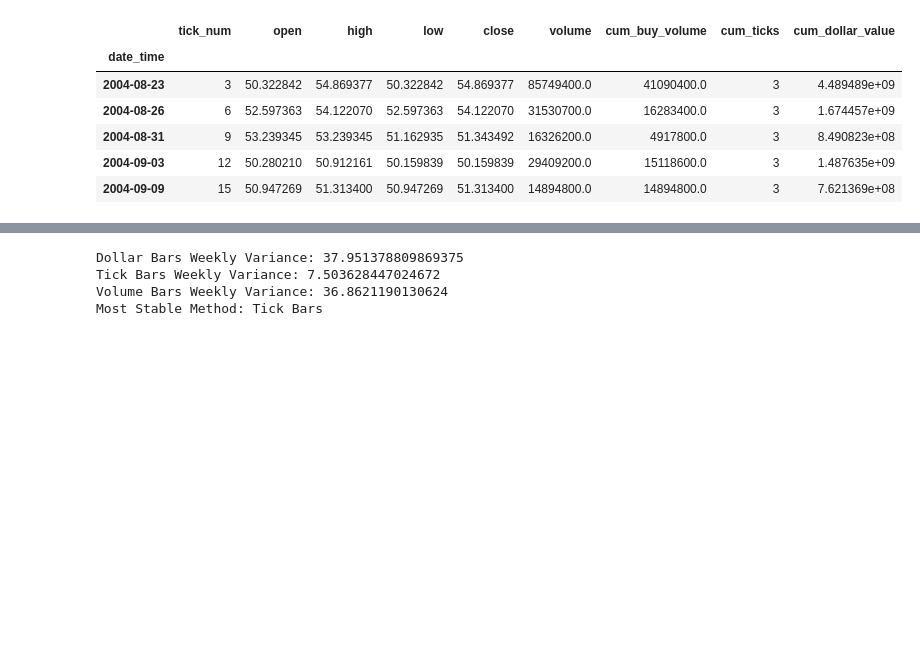
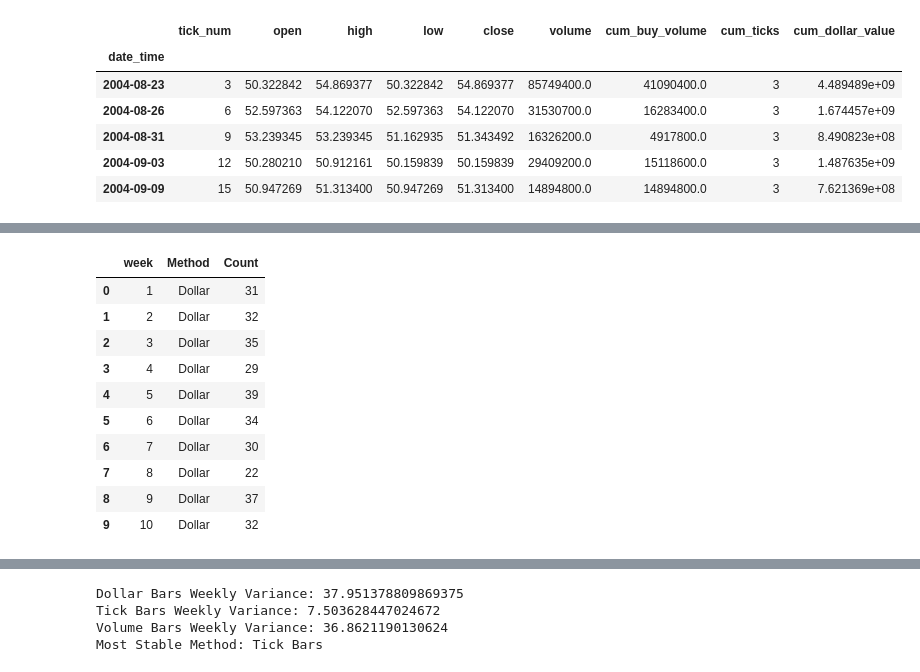
Before and after one commit to RazDwa1923/MFIN_Course, a Jupyter notebook: HW 1/HW1 - Ex2.1 - Google Data.ipynb, the cells around one changed output, grey strips where cells are left out. Cells and saved outputs as stored; diff of their text form; code cells hidden in the pictures; blank space fills up the shorter version.

```diff
--- a/HW 1/HW1 - Ex2.1 - Google Data.ipynb
+++ b/HW 1/HW1 - Ex2.1 - Google Data.ipynb
@@ -206,0 +164,23 @@ Text(0.5, 0, 'Week')
+# %%
+
+# producing 3 dataframe to count the number of bars in each continuous contract by week using the date column
+
+# Ensure the date columns are datetime objects
+continuous_dollar_relative_method['date'] = pd.to_datetime(continuous_dollar_relative_method['date'])
+continuous_tick_relative_method['date'] = pd.to_datetime(continuous_tick_relative_method['date'])
+continuous_volume_relative_method['date'] = pd.to_datetime(continuous_volume_relative_method['date'])
+
+# Create a week column in each dataframe from the date column
+continuous_dollar_relative_method['week'] = continuous_dollar_relative_method['date'].dt.isocalendar().week
+continuous_tick_relative_method['week'] = continuous_tick_relative_method['date'].dt.isocalendar().week
+continuous_volume_relative_method['week'] = continuous_volume_relative_method['date'].dt.isocalendar().week
+
+# creating a count column in each dataframe
+dollar_count = continuous_dollar_relative_method.groupby('week').count()
+tick_count = continuous_tick_relative_method.groupby('week').count()
+volume_count = continuous_volume_relative_method.groupby('week').count()
+
+# selecting only the close column from each dataframe
+dollar_count = dollar_count[['close']]
+tick_count = tick_count[['close']]
+volume_count = volume_count[['close']]
@@ -206,0 +211,29 @@ Text(0.5, 0, 'Week')
+# %%
+# creating a new dataframe which joins the 3 dataframes above using 'week' and the 'close' columns names as 'Dollar', 'Volume' and 'Tick'
+
+# create a copy of each dataframe and rename it
+dollar_count = dollar_count.rename(columns={'close': 'Dollar'})
+tick_count = tick_count.rename(columns={'close': 'Tick'})
+volume_count = volume_count.rename(columns={'close': 'Volume'})
+
+
+# joining the 3 dataframes
+count_df = dollar_count.join(tick_count).join(volume_count)
+
+# melt the dataframe to be able to use seaborn displot and hue function
+count_df = count_df.reset_index().melt(id_vars='week', var_name='Method', value_name='Count')
+
+#view the data
+count_df.head(10)
+# %% [output]
+|  | week | Method | Count |
+| 0 | 1 | Dollar | 31 |
+| 1 | 2 | Dollar | 32 |
+| 2 | 3 | Dollar | 35 |
+| 3 | 4 | Dollar | 29 |
+| 4 | 5 | Dollar | 39 |
+| 5 | 6 | Dollar | 34 |
+| 6 | 7 | Dollar | 30 |
+| 7 | 8 | Dollar | 22 |
+| 8 | 9 | Dollar | 37 |
+| 9 | 10 | Dollar | 32 |
```
Also changed, not shown: parts of 6 cells of this notebook, 2 other files.
